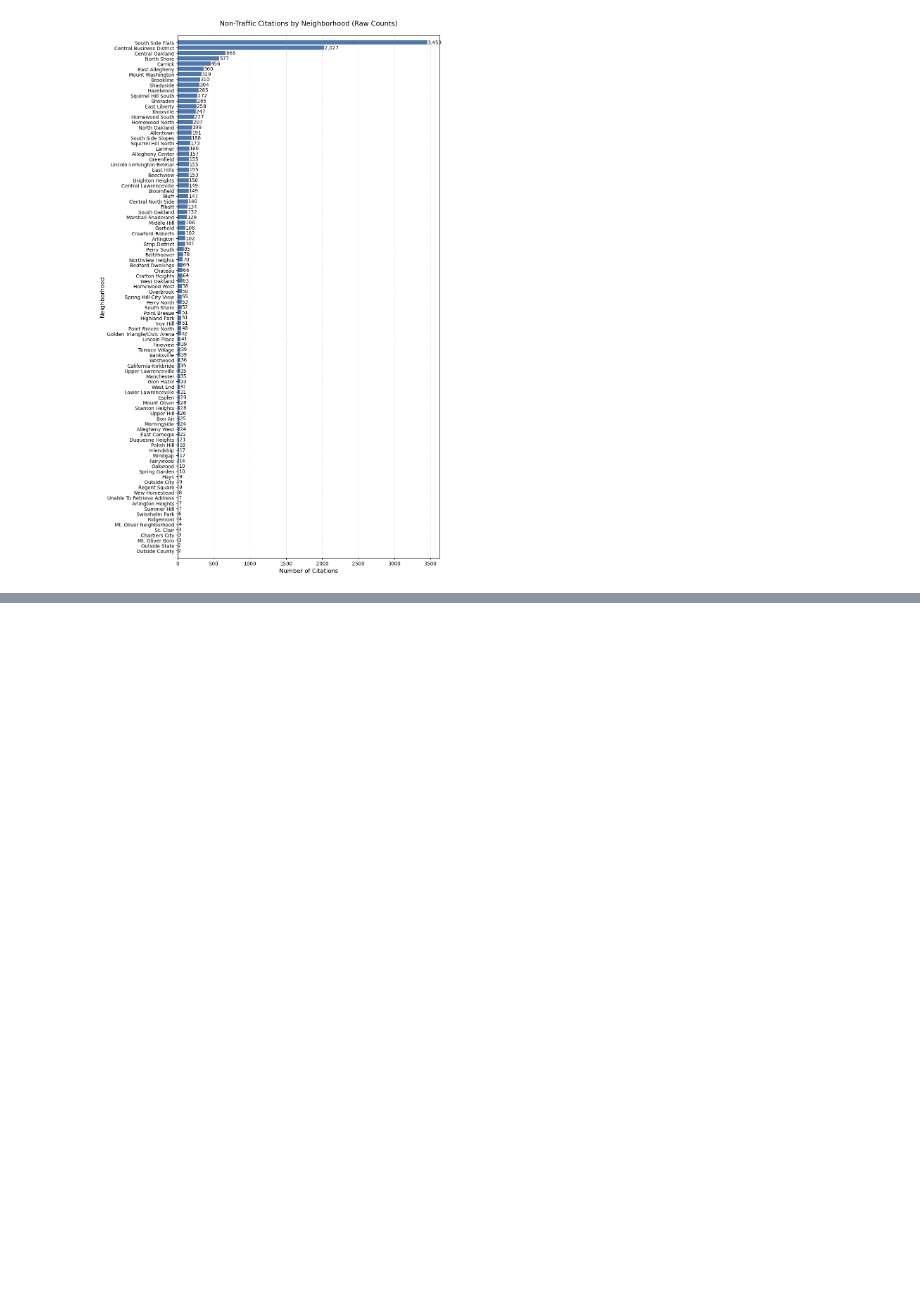
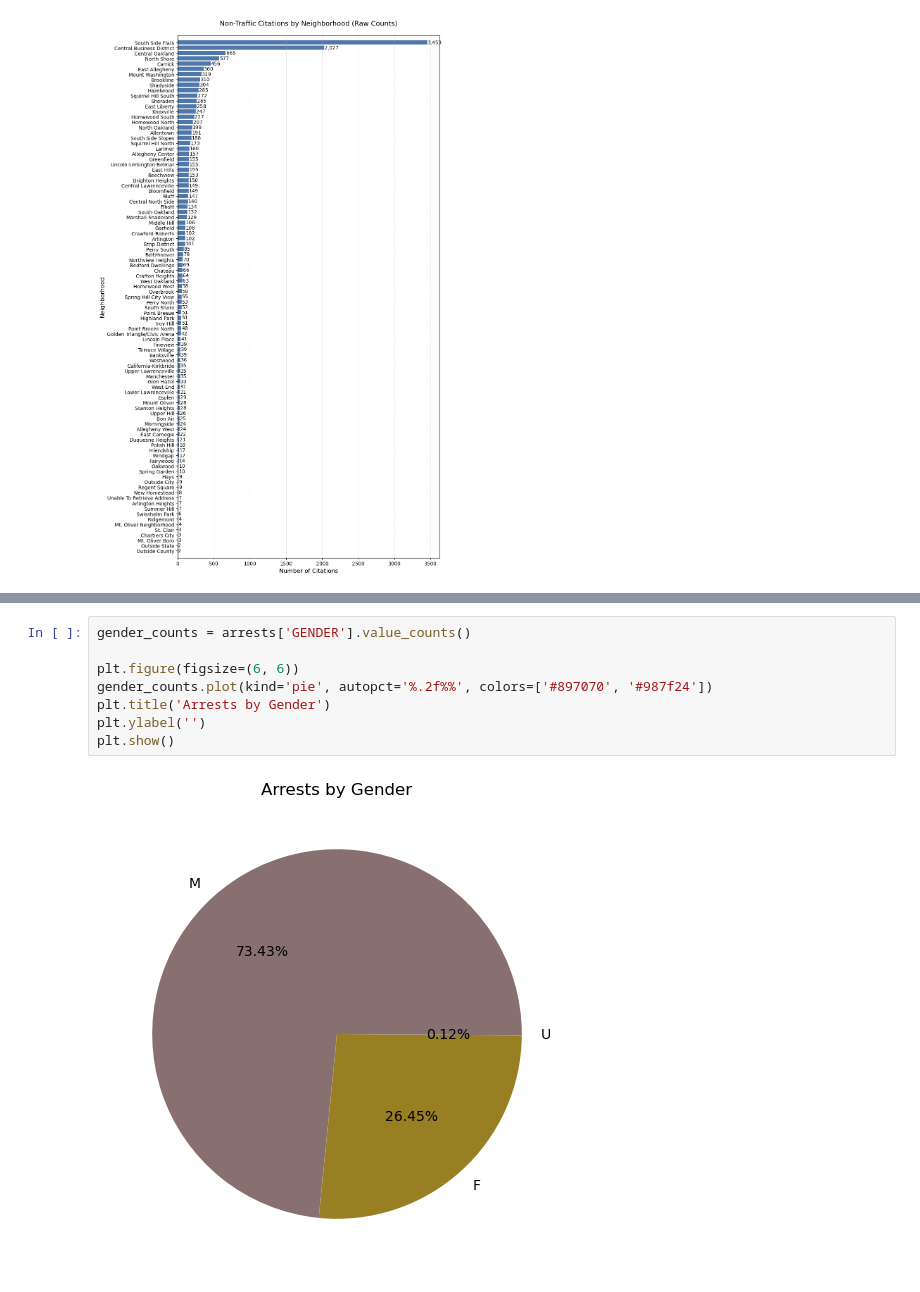
Before and after one commit to mariia-sierova/Final_Project, a Jupyter notebook: Presentation_Final.ipynb, the cells around one changed output, grey strips where cells are left out. Drawn from its saved outputs; the diff is of its cells as text; blank space fills up the shorter version.

```diff
--- a/Presentation_Final.ipynb
+++ b/Presentation_Final.ipynb
@@ -195,0 +272,10 @@ plt.show()
+# %%
+gender_counts = arrests['GENDER'].value_counts()
+
+plt.figure(figsize=(6, 6))
+gender_counts.plot(kind='pie', autopct='%.2f%%', colors=['#897070', '#987f24'])
+plt.title('Arrests by Gender')
+plt.ylabel('')
+plt.show()
+# %% [output]
+[figure, added]
```
Also changed, not shown: parts of 8 cells of this notebook.
